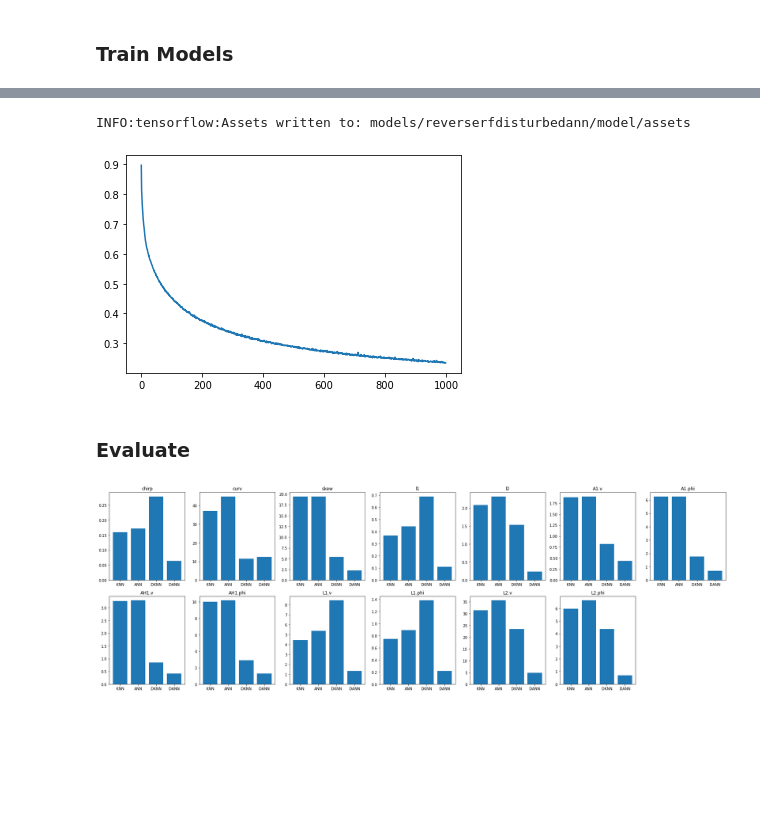
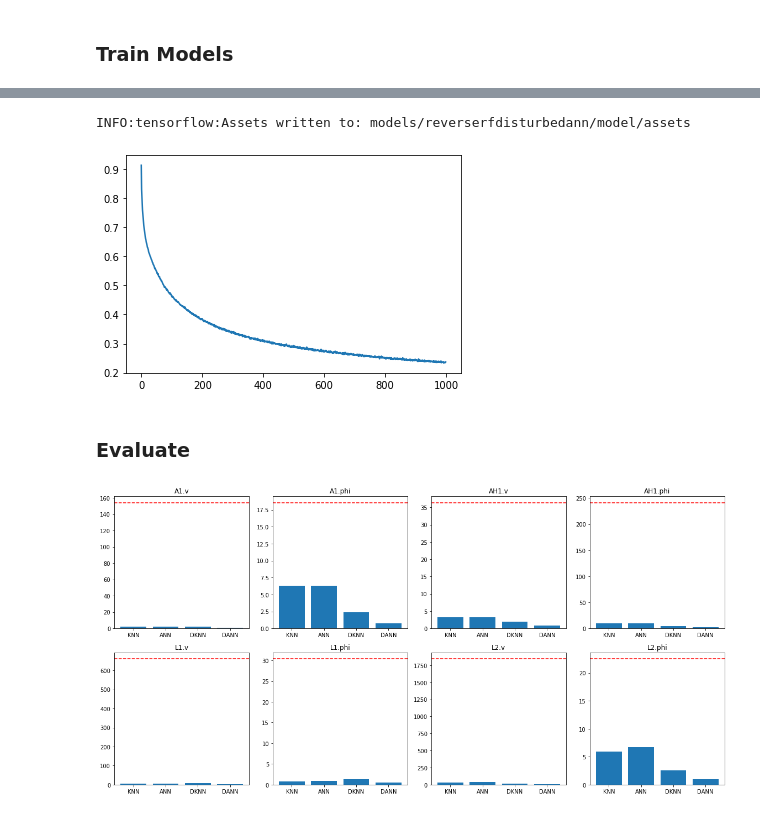
Before and after one commit to jank324/spectral-vd-euxfel, a Jupyter notebook: reverse.ipynb, the cells around one changed output, grey strips where cells are left out. Cells and saved outputs as stored; diff of their text form; code cells hidden in the pictures; blank space fills up the shorter version.

```diff
--- a/reverse.ipynb
+++ b/reverse.ipynb
@@ -92,8 +100,8 @@ path = f"{model_dir}/reverserfann"
 if os.path.isdir(path):
     revann = spectralvd.ReverseRFANN.load(path)
 else:
-    revann = spectralvd.ReverseRFANN(n_rf=13)
-    revann.fit(formfactors_train, rf_train, epochs=1000, verbose=0)
+    revann = spectralvd.ReverseRFANN(n_rf=8)
+    revann.fit(formfactors_train, hardrf_train, epochs=1000, verbose=0)
     revann.save(path)
 
 plt.plot(revann.history["loss"])
@@ -106,54 +114,56 @@ path = f"{model_dir}/reverserfdisturbedknn"
 if os.path.isdir(path):
     revdknn = spectralvd.ReverseRFDisturbedKNN.load(path)
 else:
-    revdknn = spectralvd.ReverseRFDisturbedKNN(n_rf=13, n_neighbors=5, weights="uniform")
-    revdknn.fit(rf_train_disturbed, formfactors_train, rf_train)
+    revdknn = spectralvd.ReverseRFDisturbedKNN(n_rf=8, n_neighbors=5, weights="uniform")
+    revdknn.fit(hardrf_disturbed_train, formfactors_train, hardrf_train)
     revdknn.save(path)
 # %%
 path = f"{model_dir}/reverserfdisturbedann"
 if os.path.isdir(path):
     revdann = spectralvd.ReverseRFDisturbedANN.load(path)
 else:
-    revdann = spectralvd.ReverseRFDisturbedANN(n_rf=13)
-    revdann.fit(rf_train_disturbed, formfactors_train, rf_train, epochs=1000, verbose=0)
+    revdann = spectralvd.ReverseRFDisturbedANN(n_rf=8)
+    revdann.fit(hardrf_disturbed_train, formfactors_train, hardrf_train, epochs=1000, verbose=0)
     revdann.save(path)
 
 plt.plot(revann.history["loss"])
 plt.show()
 # %% [output]
 INFO:tensorflow:Assets written to: models/reverserfdisturbedann/model/assets
-[figure, old version]
+[figure, new version]
 # %% [markdown]
 ### Evaluate
 # %%
-rfparam_keys = ["chirp", "curv", "skew", "l1", "l2", "A1.v", "A1.phi", "AH1.v", "AH1.phi", "L1.v",
-                "L1.phi", "L2.v", "L2.phi"]
+# rfparam_keys = ["chirp", "curv", "skew", "l1", "l2", "A1.v", "A1.phi", "AH1.v", "AH1.phi", "L1.v",
+#                 "L1.phi", "L2.v", "L2.phi"]
+rfparam_keys = ["A1.v", "A1.phi", "AH1.v", "AH1.phi", "L1.v", "L1.phi", "L2.v", "L2.phi"]
 # %%
-rf_test = np.array(rf_test)
+hardrf_test = np.array(hardrf_test)
 
 knnpred = revknn.predict(formfactors_test)
-knnerr = np.abs(rf_test - knnpred).mean(axis=0)
+knnerr = np.abs(hardrf_test - knnpred).mean(axis=0)
 
 annpred = revann.predict(formfactors_test)
-annerr = np.abs(rf_test - annpred).mean(axis=0)
+annerr = np.abs(hardrf_test - annpred).mean(axis=0)
 
-knndpred = revdknn.predict(rf_test_disturbed, formfactors_test)
-knnderr = np.abs(rf_test - knndpred).mean(axis=0)
+knndpred = revdknn.predict(hardrf_disturbed_test, formfactors_test)
+knnderr = np.abs(hardrf_test - knndpred).mean(axis=0)
 
-anndpred = revdann.predict(rf_test_disturbed, formfactors_test)
-annderr = np.abs(rf_test - anndpred).mean(axis=0)
+anndpred = revdann.predict(hardrf_disturbed_test, formfactors_test)
+annderr = np.abs(hardrf_test - anndpred).mean(axis=0)
 
 vals = np.stack([knnerr, annerr, knnderr, annderr])
 
-plt.figure(figsize=(24,8))
-for i in range(13):
-    plt.subplot(2, 7, i+1)
+plt.figure(figsize=(16,8))
+for i in range(8):
+    plt.subplot(2, 4, i+1)
     plt.title(rfparam_keys[i])
     plt.bar(["KNN","ANN","DKNN","DANN"], vals[:,i])
+    plt.axhline(max_hardrfs[i], c="red", ls="--")
 plt.tight_layout()
 plt.show()
 # %% [output]
-[figure, old version]
+[figure, new version]
 # %%
 i = 0
 
```
Also changed, not shown: parts of 5 cells of this notebook, 1 other file.
